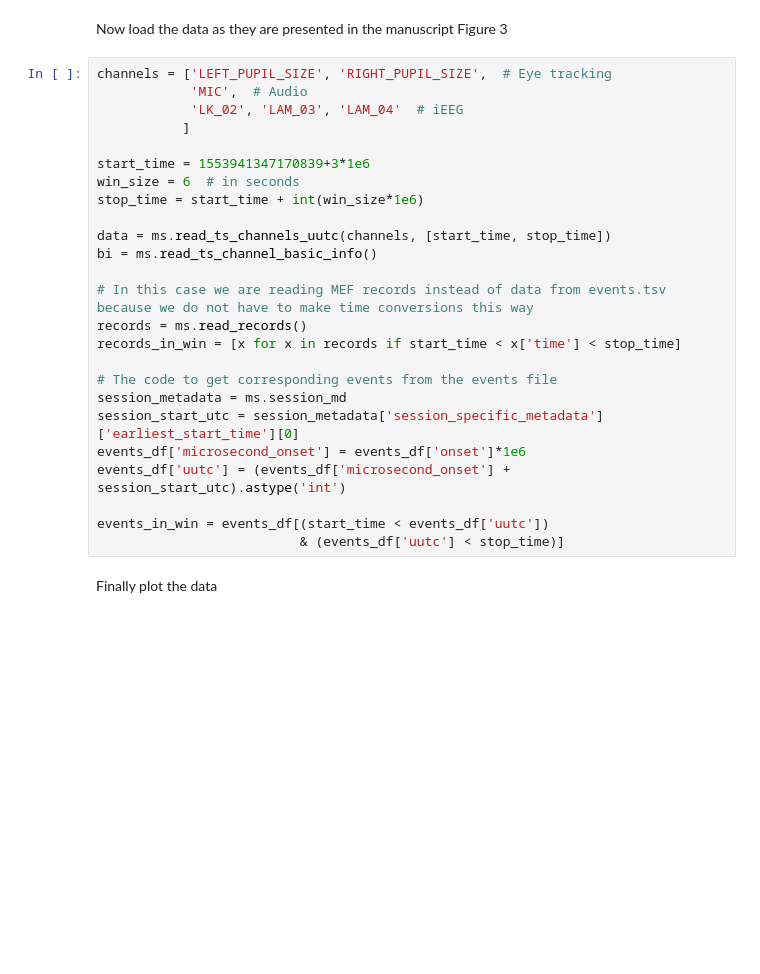
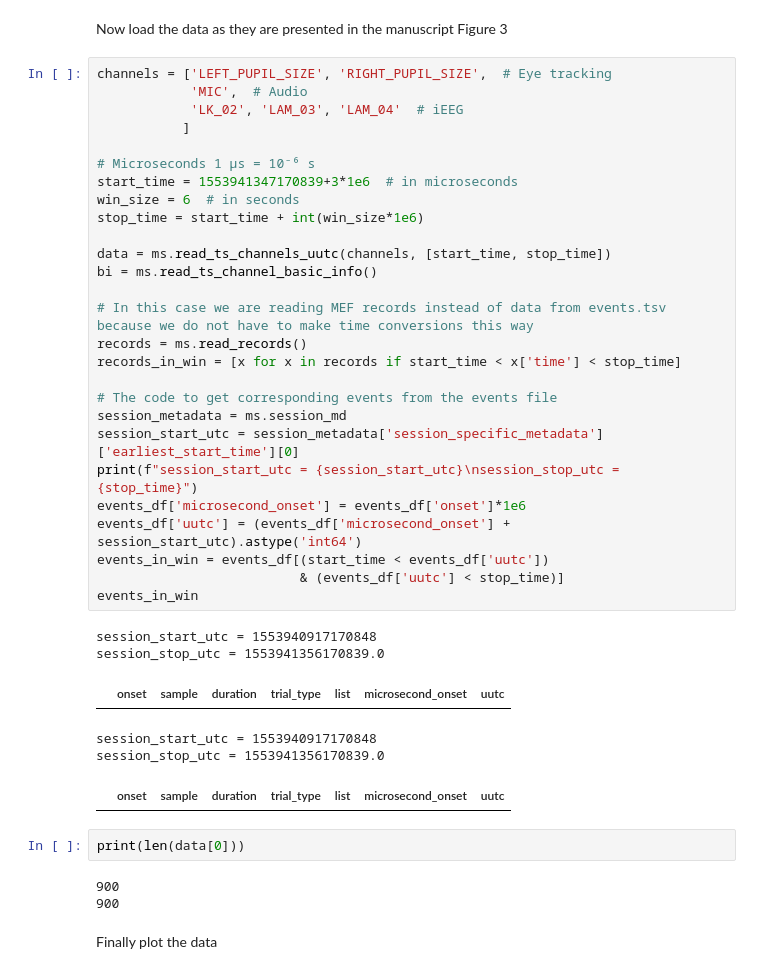
Before and after one commit to m-dams/MasterThesis, a Jupyter notebook: load_data.ipynb, the cells around one changed output. Drawn from its saved outputs; the diff is of its cells as text; blank space fills up the shorter version.

```diff
--- a/load_data.ipynb
+++ b/load_data.ipynb
@@ -125,28 +206,42 @@ Now load the data as they are presented in the manuscript Figure 3
 # %%
 channels = ['LEFT_PUPIL_SIZE', 'RIGHT_PUPIL_SIZE',  # Eye tracking
             'MIC',  # Audio
             'LK_02', 'LAM_03', 'LAM_04'  # iEEG
            ]
 
-start_time = 1553941347170839+3*1e6
+# Microseconds 1 μs = 10⁻⁶ s
+start_time = 1553941347170839+3*1e6  # in microseconds
 win_size = 6  # in seconds
 stop_time = start_time + int(win_size*1e6)
 
 data = ms.read_ts_channels_uutc(channels, [start_time, stop_time])
 bi = ms.read_ts_channel_basic_info()
 
 # In this case we are reading MEF records instead of data from events.tsv because we do not have to make time conversions this way
 records = ms.read_records()
 records_in_win = [x for x in records if start_time < x['time'] < stop_time]
 
 # The code to get corresponding events from the events file
 session_metadata = ms.session_md
 session_start_utc = session_metadata['session_specific_metadata']['earliest_start_time'][0]
+print(f"session_start_utc = {session_start_utc}\nsession_stop_utc = {stop_time}")
 events_df['microsecond_onset'] = events_df['onset']*1e6
-events_df['uutc'] = (events_df['microsecond_onset'] + session_start_utc).astype('int')
-
+events_df['uutc'] = (events_df['microsecond_onset'] + session_start_utc).astype('int64')
 events_in_win = events_df[(start_time < events_df['uutc'])
                           & (events_df['uutc'] < stop_time)]
+events_in_win
+# %% [output]
+session_start_utc = 1553940917170848
+session_stop_utc = 1553941356170839.0
+|  | onset | sample | duration | trial_type | list | microsecond_onset | uutc |
+session_start_utc = 1553940917170848
+session_stop_utc = 1553941356170839.0
+|  | onset | sample | duration | trial_type | list | microsecond_onset | uutc |
+# %%
+print(len(data[0]))
+# %% [output]
+900
+900
 # %% [markdown]
 Finally plot the data
 # %%
```
Also changed, not shown: parts of 7 cells of this notebook, 5 other files.
